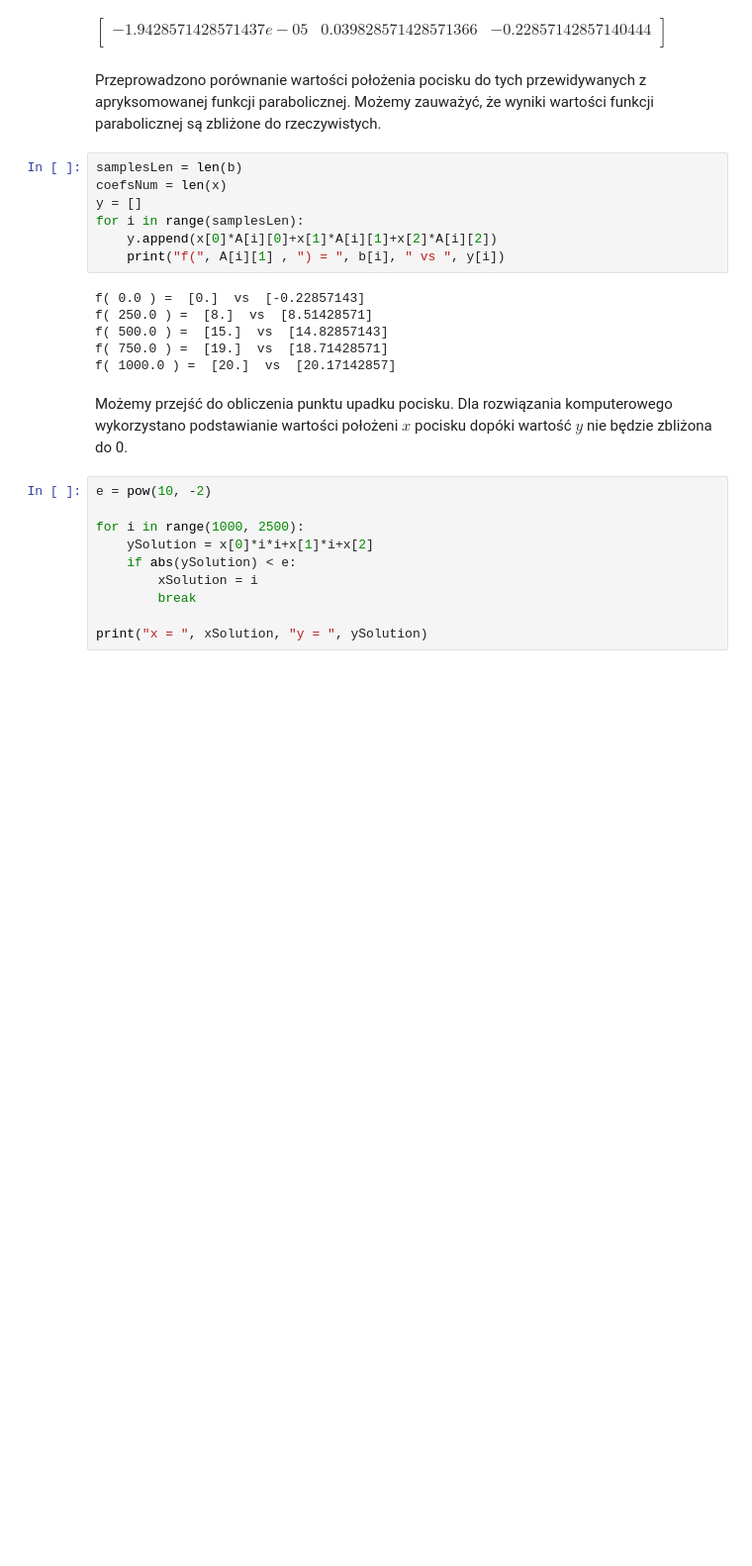
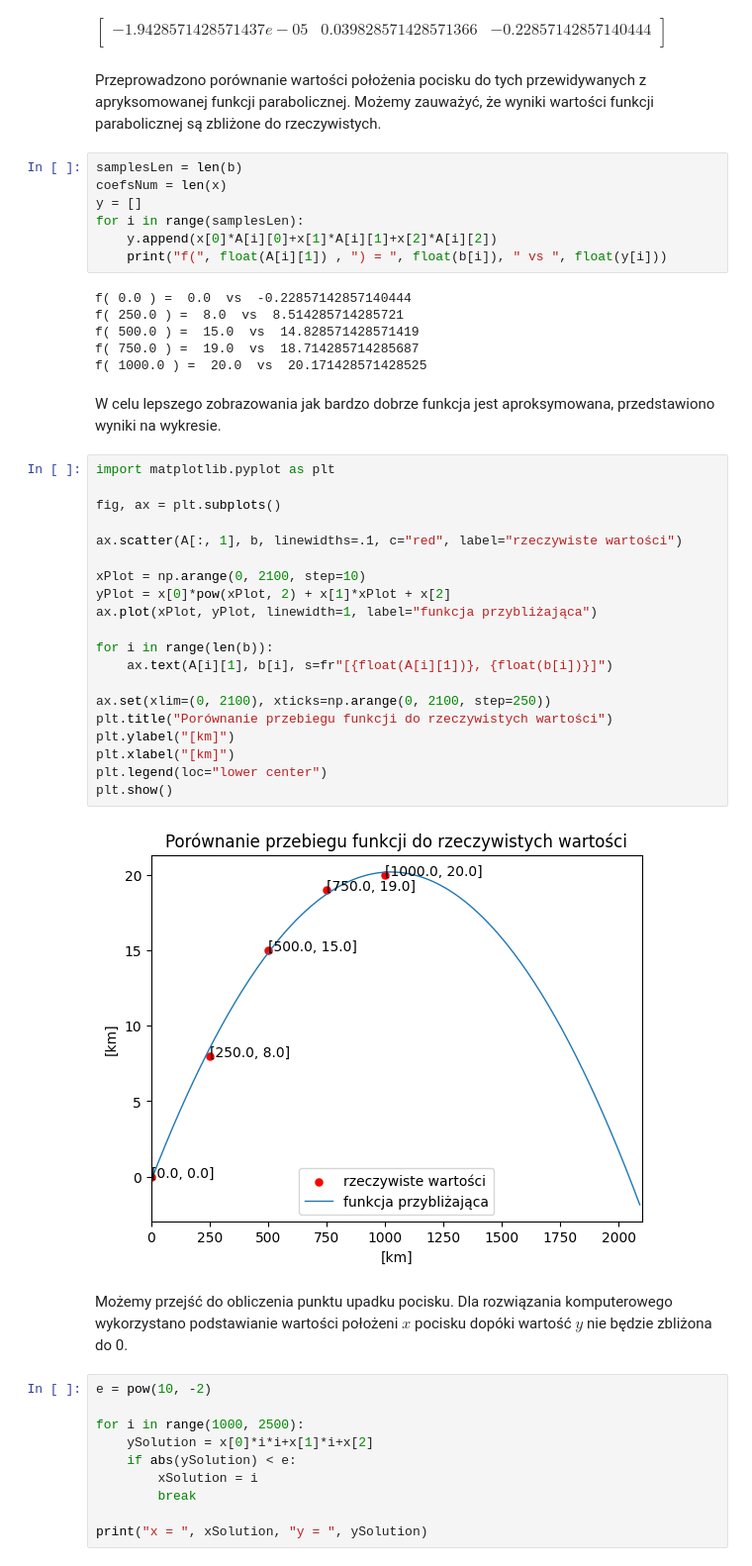
Before and after one commit to Dawid-Lukasiewicz/Numerical_Methodes, a Jupyter notebook: Lab3/zadanie3.ipynb, the cells around one changed output. Shown: that part at 99% size. Saved outputs shown, nothing was run; the diff lists cells and outputs as text; blank space fills up the shorter version.

Commit message:
compare the least square output with original with matplotlib

```diff
--- a/Lab3/zadanie3.ipynb
+++ b/Lab3/zadanie3.ipynb
@@ -62,13 +62,37 @@ coefsNum = len(x)
 y = []
 for i in range(samplesLen):
     y.append(x[0]*A[i][0]+x[1]*A[i][1]+x[2]*A[i][2])
-    print("f(", A[i][1] , ") = ", b[i], " vs ", y[i])
+    print("f(", float(A[i][1]) , ") = ", float(b[i]), " vs ", float(y[i]))
 # %% [output]
-f( 0.0 ) =  [0.]  vs  [-0.22857143]
-f( 250.0 ) =  [8.]  vs  [8.51428571]
-f( 500.0 ) =  [15.]  vs  [14.82857143]
-f( 750.0 ) =  [19.]  vs  [18.71428571]
-f( 1000.0 ) =  [20.]  vs  [20.17142857]
+f( 0.0 ) =  0.0  vs  -0.22857142857140444
+f( 250.0 ) =  8.0  vs  8.514285714285721
+f( 500.0 ) =  15.0  vs  14.828571428571419
+f( 750.0 ) =  19.0  vs  18.714285714285687
+f( 1000.0 ) =  20.0  vs  20.171428571428525
+# %% [markdown]
+W celu lepszego zobrazowania jak bardzo dobrze funkcja jest aproksymowana, przedstawiono wyniki na wykresie.
+# %%
+import matplotlib.pyplot as plt
+
+fig, ax = plt.subplots()
+
+ax.scatter(A[:, 1], b, linewidths=.1, c="red", label="rzeczywiste wartości")
+
+xPlot = np.arange(0, 2100, step=10)
+yPlot = x[0]*pow(xPlot, 2) + x[1]*xPlot + x[2]
+ax.plot(xPlot, yPlot, linewidth=1, label="funkcja przybliżająca")
+
+for i in range(len(b)):
+    ax.text(A[i][1], b[i], s=fr"[{float(A[i][1])}, {float(b[i])}]")
+
+ax.set(xlim=(0, 2100), xticks=np.arange(0, 2100, step=250))
+plt.title("Porównanie przebiegu funkcji do rzeczywistych wartości")
+plt.ylabel("[km]")
+plt.xlabel("[km]")
+plt.legend(loc="lower center")
+plt.show()
+# %% [output]
+[figure, added]
 # %% [markdown]
 Możemy przejść do obliczenia punktu upadku pocisku. Dla rozwiązania komputerowego wykorzystano podstawianie wartości położeni $x$ pocisku dopóki wartość $y$ nie będzie zbliżona do 0.
 # %%
```
Also changed, not shown: 1 other file.
